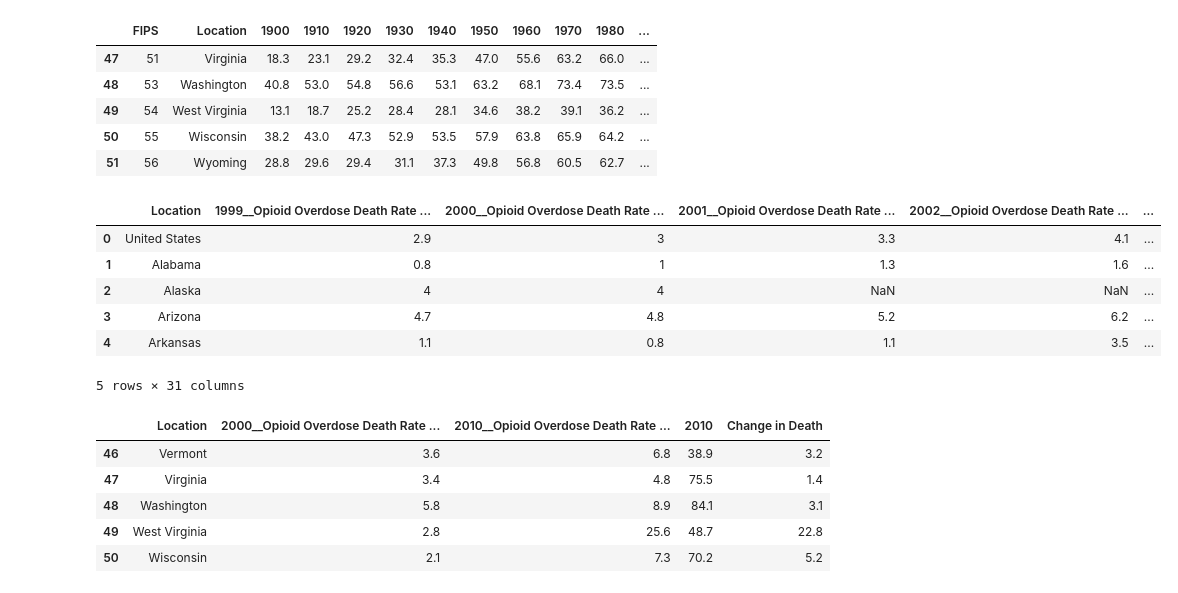
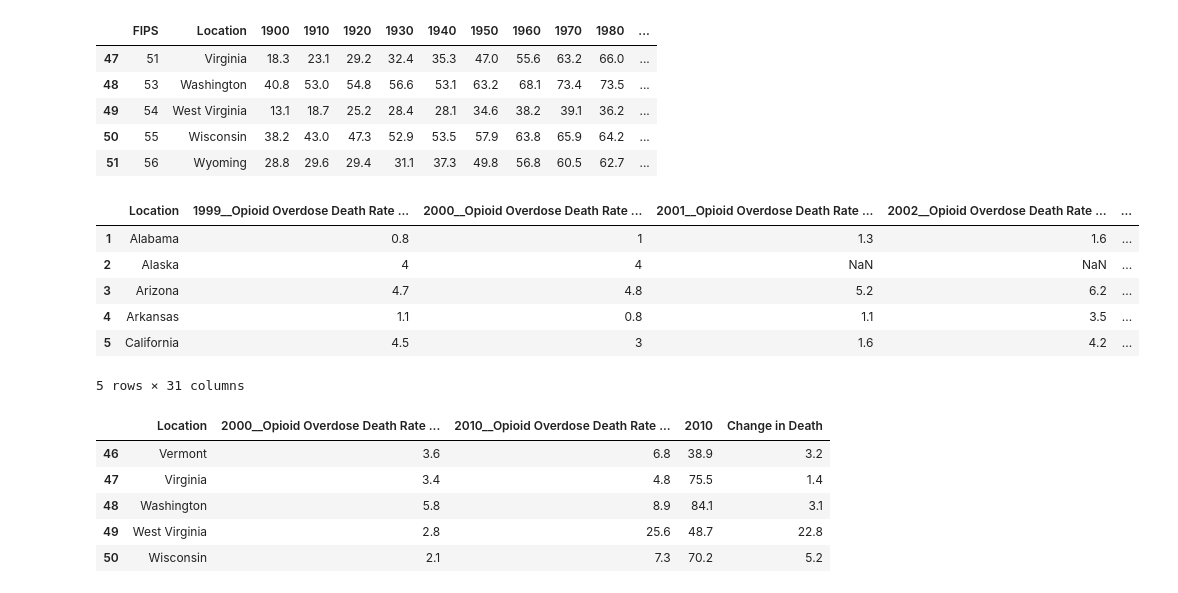
Before and after one commit to christa-fields/GWU_Databootcamp_Project_1, a Jupyter notebook: main.ipynb, the cells around one changed output. Saved outputs shown, nothing was run; the diff lists cells and outputs as text; code cells hidden in the pictures.

```diff
--- a/main.ipynb
+++ b/main.ipynb
@@ -75,15 +75,15 @@ UrbPop_df.tail()
 # %%
 # merging UrbPop_df and OpDeaths_df. This ensures that the data matches for each state.
 OpDeaths_Urb_df = pd.merge(OpDeaths_df, UrbPop_df, on='Location')
-
+OpDeaths_Urb_df = OpDeaths_Urb_df.drop(OpDeaths_Urb_df.index[0]) #dropping US total
 OpDeaths_Urb_df.head()
 # %% [output]
 |  | Location | 1999__Opioid Overdose Death Rate ... | 2000__Opioid Overdose Death Rate ... | 2001__Opioid Overdose Death Rate ... | 2002__Opioid Overdose Death Rate ... | ... |
-| 0 | United States | 2.9 | 3 | 3.3 | 4.1 | ... |
 | 1 | Alabama | 0.8 | 1 | 1.3 | 1.6 | ... |
 | 2 | Alaska | 4 | 4 | NaN | NaN | ... |
 | 3 | Arizona | 4.7 | 4.8 | 5.2 | 6.2 | ... |
 | 4 | Arkansas | 1.1 | 0.8 | 1.1 | 3.5 | ... |
+| 5 | California | 4.5 | 3 | 1.6 | 4.2 | ... |
 5 rows × 31 columns
 # %%
 # dfs for the years 2000 and 2010 (the years where census data is available):
```
Also changed, not shown: parts of 6 cells of this notebook.
